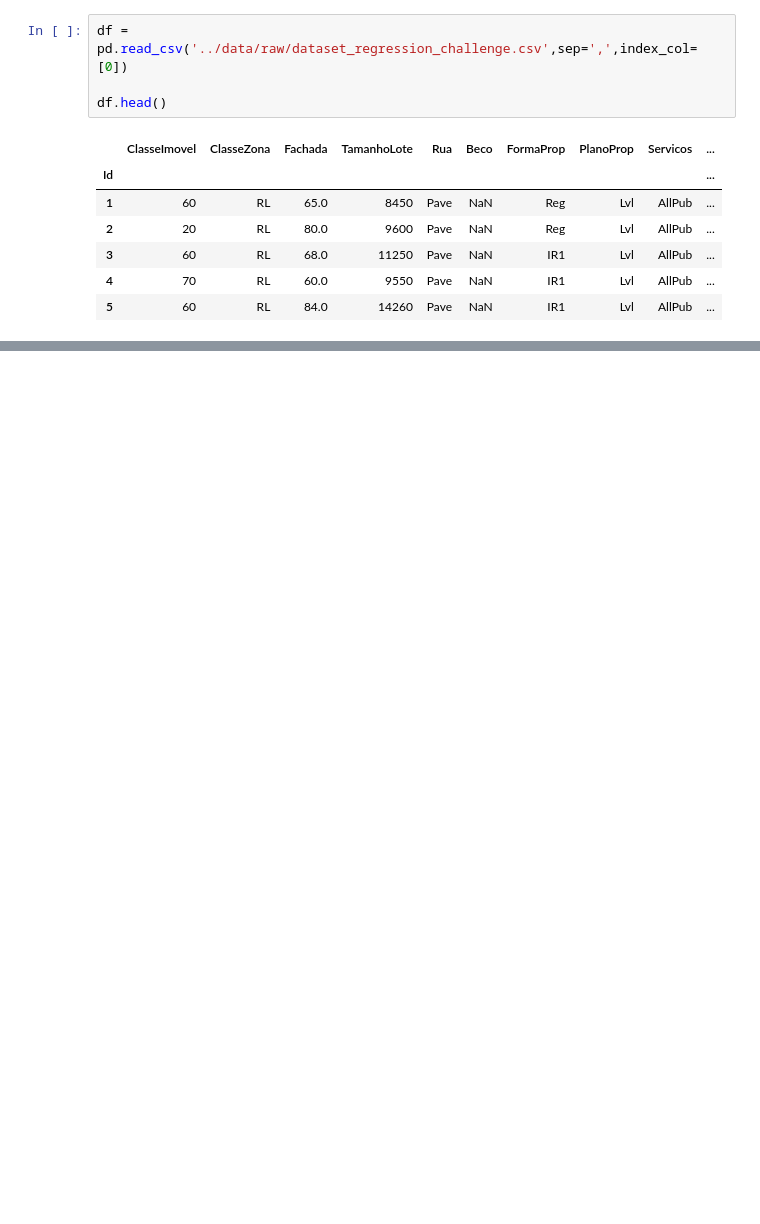
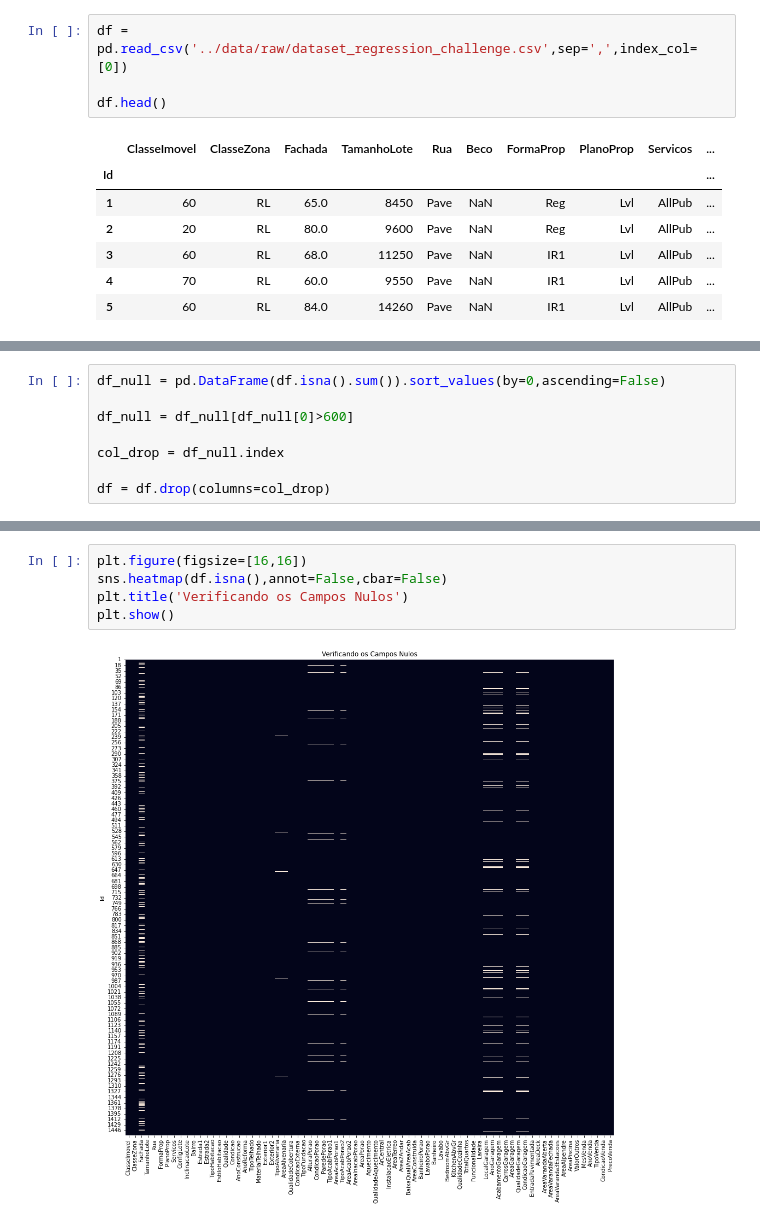
Before and after one commit to pedrobeaumord/tera-regression-challenge, a Jupyter notebook: notebooks/2_preprocessamento.ipynb, the cells around one changed output, grey strips where cells are left out. Saved outputs shown, nothing was run; the diff lists cells and outputs as text; blank space fills up the shorter version.

```diff
--- a/notebooks/2_preprocessamento.ipynb
+++ b/notebooks/2_preprocessamento.ipynb
@@ -20,0 +26,8 @@ df.head()
+# %%
+df_null = pd.DataFrame(df.isna().sum()).sort_values(by=0,ascending=False)
+
+df_null = df_null[df_null[0]>600]
+
+col_drop = df_null.index
+
+df = df.drop(columns=col_drop)
@@ -20,0 +44,7 @@ df.head()
+# %%
+plt.figure(figsize=[16,16])
+sns.heatmap(df.isna(),annot=False,cbar=False)
+plt.title('Verificando os Campos Nulos')
+plt.show()
+# %% [output]
+[figure, added]
```
Also changed, not shown: parts of 12 cells of this notebook, 2 other files.
